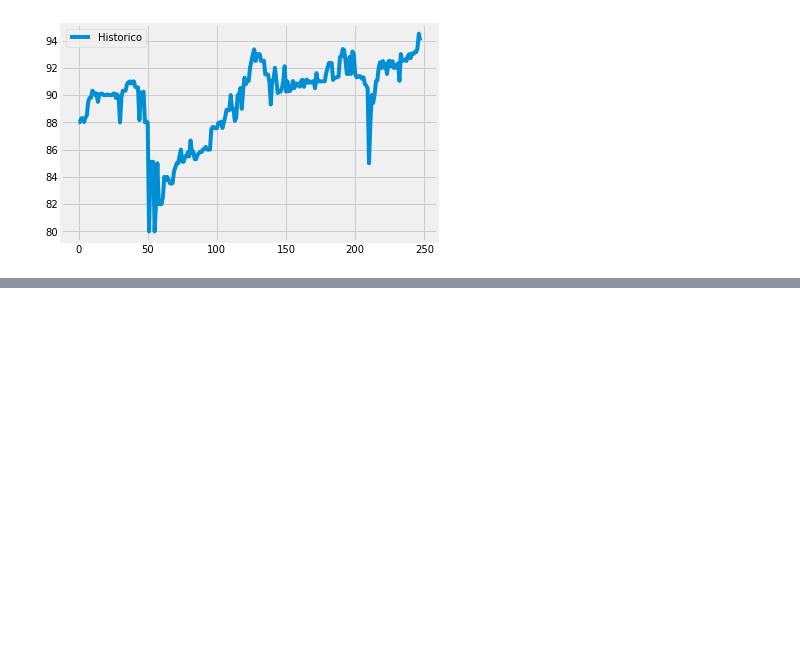
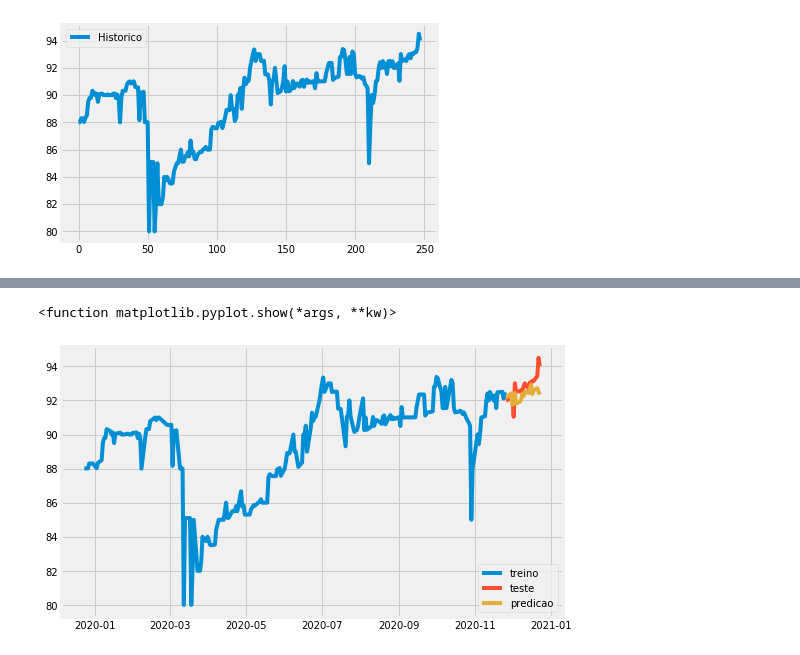
Before and after one commit to renatoreggiani/trAIding, a Jupyter notebook: python-ai-trading-pedro.ipynb, the cells around one changed output, grey strips where cells are left out. Cells and saved outputs as stored; diff of their text form; code cells hidden in the pictures; blank space fills up the shorter version.

```diff
--- a/python-ai-trading-pedro.ipynb
+++ b/python-ai-trading-pedro.ipynb
@@ -152,4 +201,4 @@ arima_model.summary()
 # %%
-prd = pd.DataFrame(arima_model.predict(n_periods=20), index=test.index)
+prd = pd.DataFrame(arima_model.predict(n_periods=50), index=test.index)
 prd.columns = ['Low']
 prd
@@ -156,7 +224,10 @@ prd
 # %%
 plt.figure(figsize=(8,5))
 plt.plot(train, label="treino")
 plt.plot(test, label="teste")
 plt.plot(prd, label="predicao")
-plt.legend(loc='upper right')
+plt.legend(loc='lower right')
 plt.show
+# %% [output]
+<function matplotlib.pyplot.show(*args, **kw)>
+[figure, added]
```
Also changed, not shown: parts of 13 cells of this notebook, 4 other files.
